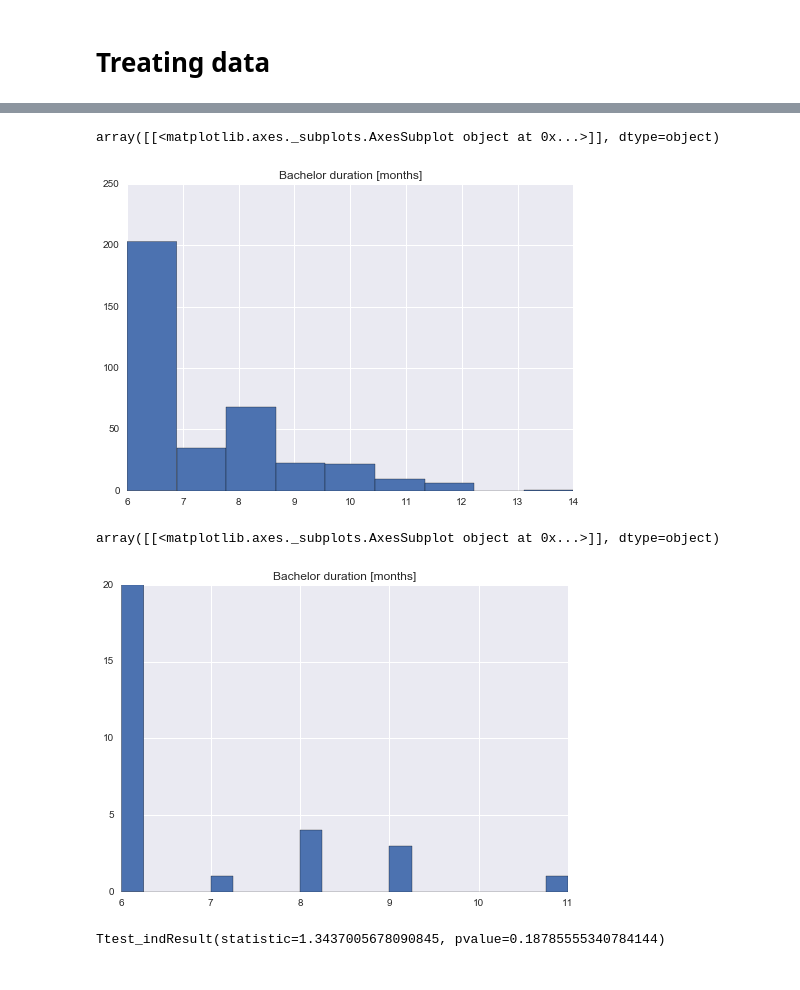
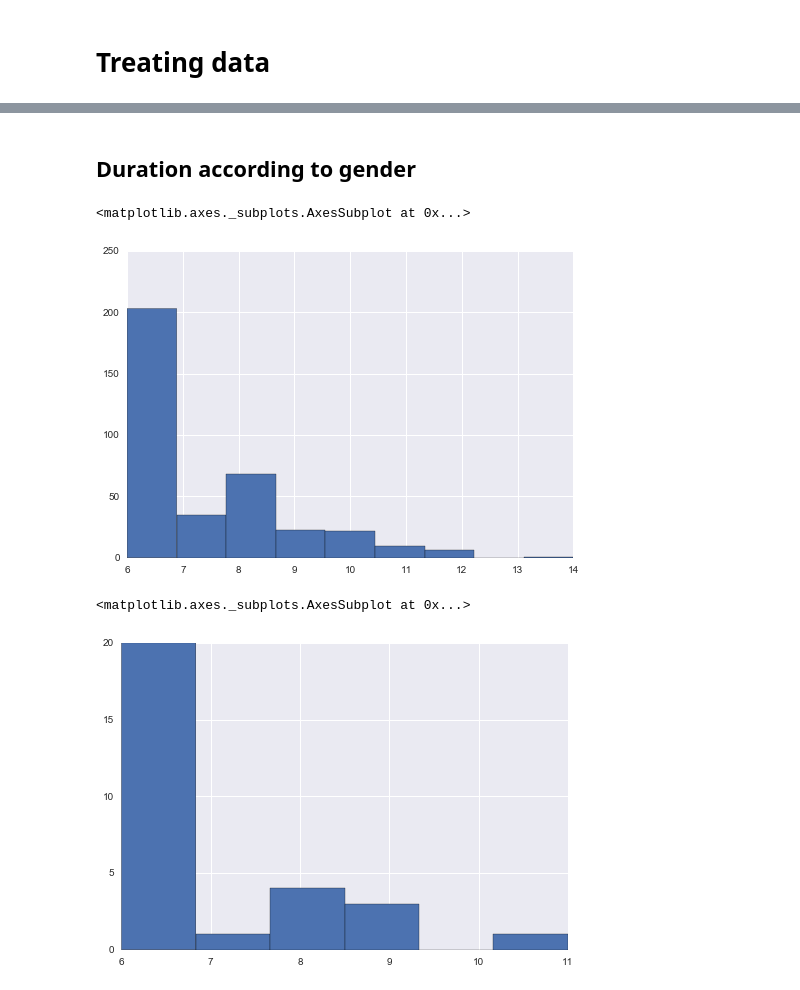
Before and after one commit to nathanquinteiro/ADA-Homework, a Jupyter notebook: 02 - Data from the Web/Data from the Web.ipynb, the cells around one changed output, grey strips where cells are left out. Cells and saved outputs as stored; diff of their text form; code cells hidden in the pictures.

Commit message:
Finish bachelor notebook

```diff
--- a/02 - Data from the Web/Data from the Web.ipynb
+++ b/02 - Data from the Web/Data from the Web.ipynb
@@ -220,15 +298,14 @@ bch5_final.head()
 # %%
-cp = Bachelor6_data.copy()
-cp = cp.drop(cp.columns[[0,1,2]], axis=1)
-for column in cp.columns[0:]:
-    year = float(column.split("-")[0])
-    cp[column]= cp[column].replace("Présent", year, regex=True)
-    cp[column]= cp[column].replace("Congé", year, regex=True)
-    cp[column]= cp[column].replace("Attente", year, regex=True)
+#Take only years column
+bach6 = Bachelor6_data.copy()
+bach6 = bach6.drop(bach6.columns[[0,1,2]], axis=1)
 
-cp = cp.max(axis=1)
+#Replace Presence/absence with the year and get the minimum, add 1 year because semester 6 starts in spring
+bach6Year = setDate(bach6).max(axis=1)
+bach6Year = bach6Year + pd.Series(len(bach6Year)*[1])
 
-bch6_final = pd.concat((Bachelor6_data.drop(Bachelor6_data.columns[3:], axis=1), cp.to_frame()), axis=1)
+#Merge the minimum with the Gender/Name/Sciper columns
+bch6_final = pd.concat((Bachelor6_data.drop(Bachelor6_data.columns[3:], axis=1), bach6Year.to_frame()), axis=1)
 bch6_final.columns = [['Gender', 'Name', 'Sciper No', 'Last Bachelor 6 year']]
 bch6_final.head()
 # %% [output]
@@ -273,4 +357,6 @@ AllStudentsBeginAndEnd.head()
 # %%
-bachelor_duration = (AllStudentsBeginAndEnd['Bachelor end year'] - AllStudentsBeginAndEnd['Bachelor start year']) * 2 + 2
-bachelor_duration.head()
+bachelor_duration = (AllStudentsBeginAndEnd['Bachelor end year'] - AllStudentsBeginAndEnd['Bachelor start year']) * 2 + 1
+all_data = pd.merge(AllStudentsBeginAndEnd, bachelor_duration.to_frame(), left_index=True, right_index=True)
+all_data.columns = ['Gender', 'Name', 'Sciper No', 'Bachelor start year', 'Bachelor end year', 'Bachelor duration [semesters]']
+all_data.head()
 # %% [output]
@@ -283,8 +368,0 @@ dtype: float64
-# %%
-gender_stats = pd.merge(AllStudentsBeginAndEnd[['Gender']], bachelor_duration.to_frame(), left_index=True, right_index=True)
-gender_stats.columns = ['Gender', 'Bachelor duration [months]']
-male = gender_stats.loc[gender_stats.Gender=='Monsieur']
-female = gender_stats.loc[gender_stats.Gender=='Madame']
-
-print(male.head())
-print(female.head())
@@ -303,0 +384,5 @@ print(female.head())
+# %%
+#Take only men with all columns
+male = all_data.loc[gender_stats.Gender=='Monsieur']
+#Take only women with all columns
+female = all_data.loc[gender_stats.Gender=='Madame']
@@ -323,16 +435,12 @@ gender_stats.describe()
+# %% [markdown]
+## Duration according to gender
 # %%
-male.hist(bins=9)
+male['Bachelor duration [semesters]'].hist(bins = 9)
 # %% [output]
-array([[<matplotlib.axes._subplots.AxesSubplot object at 0x...>]], dtype=object)
+<matplotlib.axes._subplots.AxesSubplot at 0x...>
-[figure, old version]
+[figure, new version]
 # %%
-female.hist(bins=20)
+female['Bachelor duration [semesters]'].hist(bins = 6)
 # %% [output]
-array([[<matplotlib.axes._subplots.AxesSubplot object at 0x...>]], dtype=object)
+<matplotlib.axes._subplots.AxesSubplot at 0x...>
-[figure, old version]
+[figure, new version]
-# %%
-stats.ttest_ind(a= male[male.columns[1]],
-                b= female[female.columns[1]],
-                equal_var=False)
-# %% [output]
-Ttest_indResult(statistic=1.3437005678090845, pvalue=0.18785555340784144)
```
Also changed, not shown: parts of 33 cells of this notebook.
